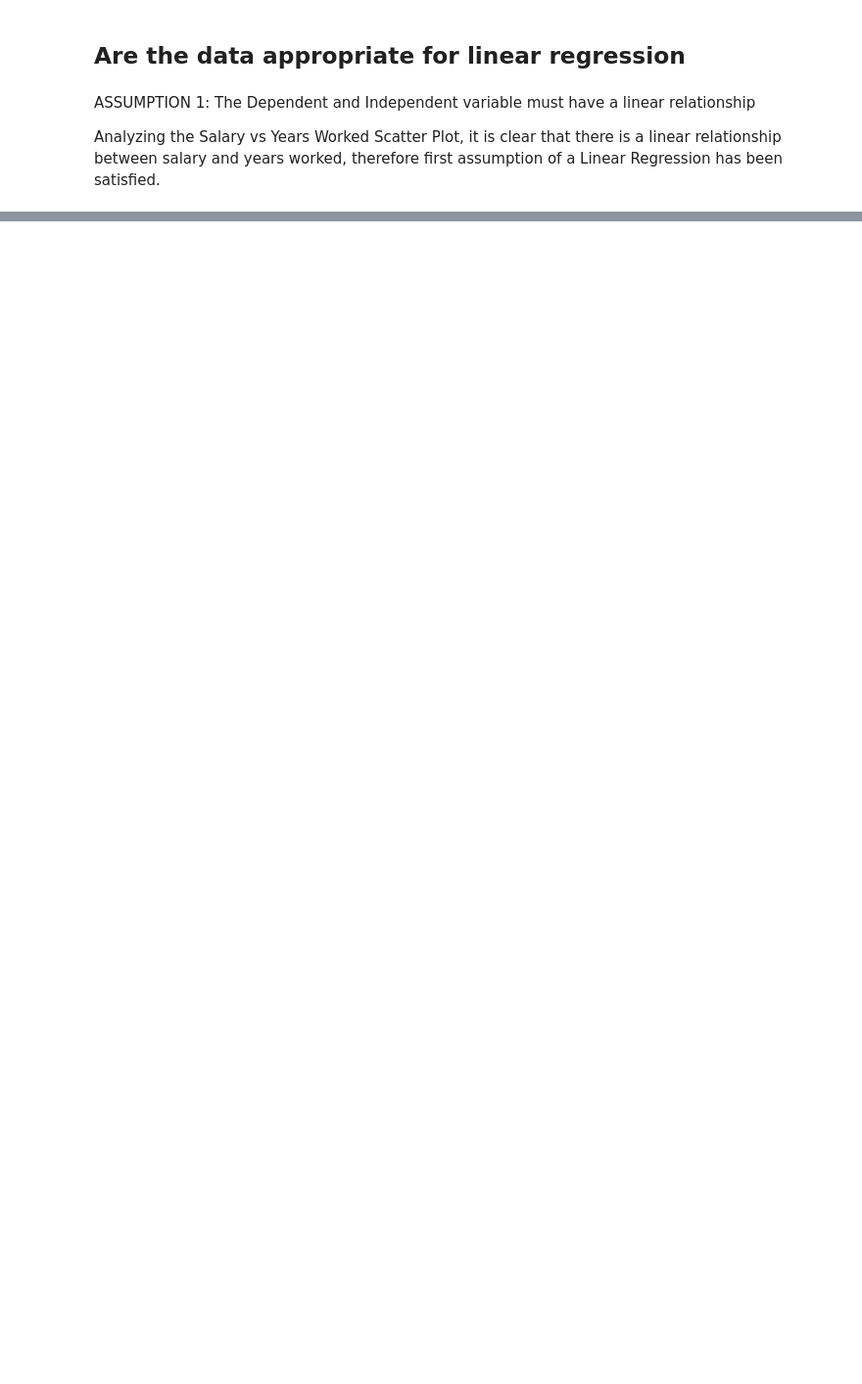
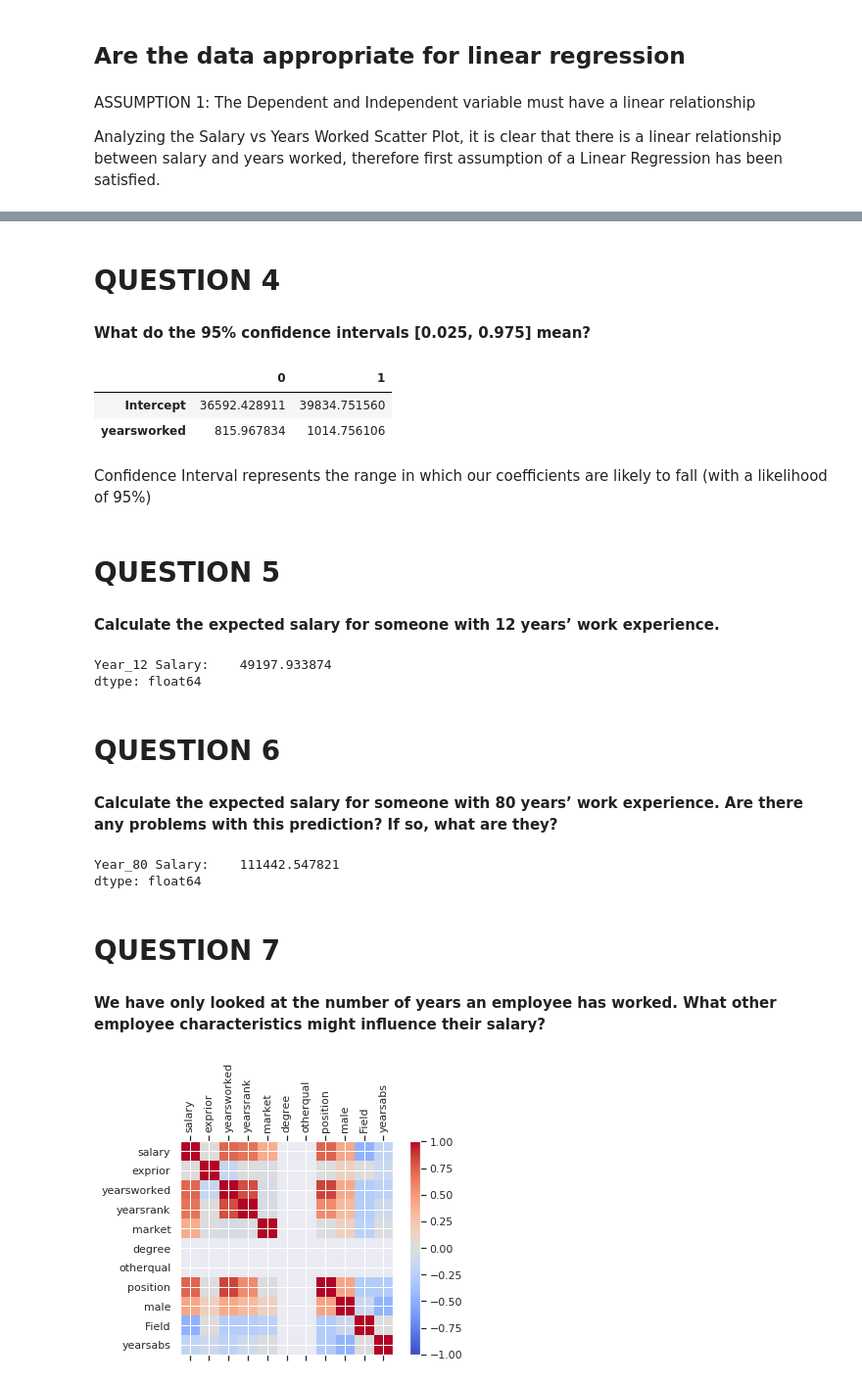
Before and after one commit to Shalom91/New-Regression, a Jupyter notebook: Regression_Analysis.ipynb, the cells around one changed output, grey strips where cells are left out. Shown: that part at 98% size. Cells and saved outputs as stored; diff of their text form; code cells hidden in the pictures; blank space fills up the shorter version.

```diff
--- a/Regression_Analysis.ipynb
+++ b/Regression_Analysis.ipynb
@@ -155,0 +249,61 @@ Warnings:
+# %% [markdown]
+# QUESTION 4
+# %% [markdown]
+**What do the 95% confidence intervals [0.025, 0.975] mean?**
+# %%
+# print the confidence intervals for the model coefficients
+results.conf_int()
+# %% [output]
+|  | 0 | 1 |
+| Intercept | 36592.428911 | 39834.751560 |
+| yearsworked | 815.967834 | 1014.756106 |
+# %% [markdown]
+Confidence Interval represents the range in which our coefficients are likely to fall (with a likelihood of 95%)
+# %% [markdown]
+# QUESTION 5
+# %% [markdown]
+**Calculate the expected salary for someone with 12 years’ work experience.**
+# %%
+# create data frame
+x_12 = pd.DataFrame({'yearsworked':[12]}, index=['Year_12 Salary:'])
+
+# predict salary after 12 years' work experience
+pred_12 = results.predict(x_12)
+pred_12
+# %% [output]
+Year_12 Salary:    49197.933874
+dtype: float64
+# %% [markdown]
+# QUESTION 6
+# %% [markdown]
+**Calculate the expected salary for someone with 80 years’ work experience. Are there any problems with this prediction? If so, what are they?**
+# %%
+# create data frame
+x_80 = pd.DataFrame({'yearsworked':[80]}, index=['Year_80 Salary:'])
+
+# predict salary with 80 years' work experience
+pred_80 = results.predict(x_80)
+pred_80
+# %% [output]
+Year_80 Salary:    111442.547821
+dtype: float64
+# %% [markdown]
+# QUESTION 7
+# %% [markdown]
+**We have only looked at the number of years an employee has worked. What other employee characteristics might influence their salary?**
+# %%
+# plot heatmap to find correlation of multiple variables
+corr = train_out.corr()
+fig = plt.figure()
+ax = fig.add_subplot(111)
+cax = ax.matshow(corr, cmap='coolwarm', vmin=-1, vmax=1)
+fig.colorbar(cax)
+ticks = np.arange(0,len(train_out.columns), 1)
+ax.set_xticks(ticks)
+plt.xticks(rotation=90)
+ax.set_yticks(ticks)
+ax.set_xticklabels(train_out.columns)
+ax.set_yticklabels(train_out.columns)
+plt.show()
+# %% [output]
+[figure, added]
```
Also changed, not shown: parts of 24 cells of this notebook.
